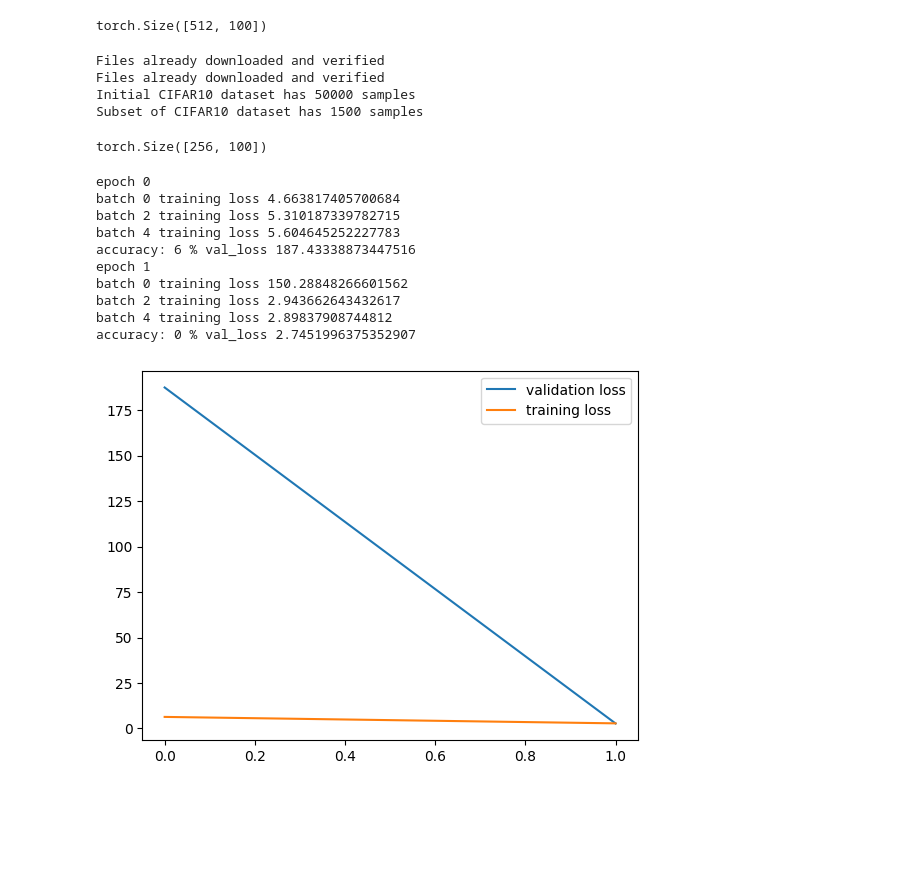
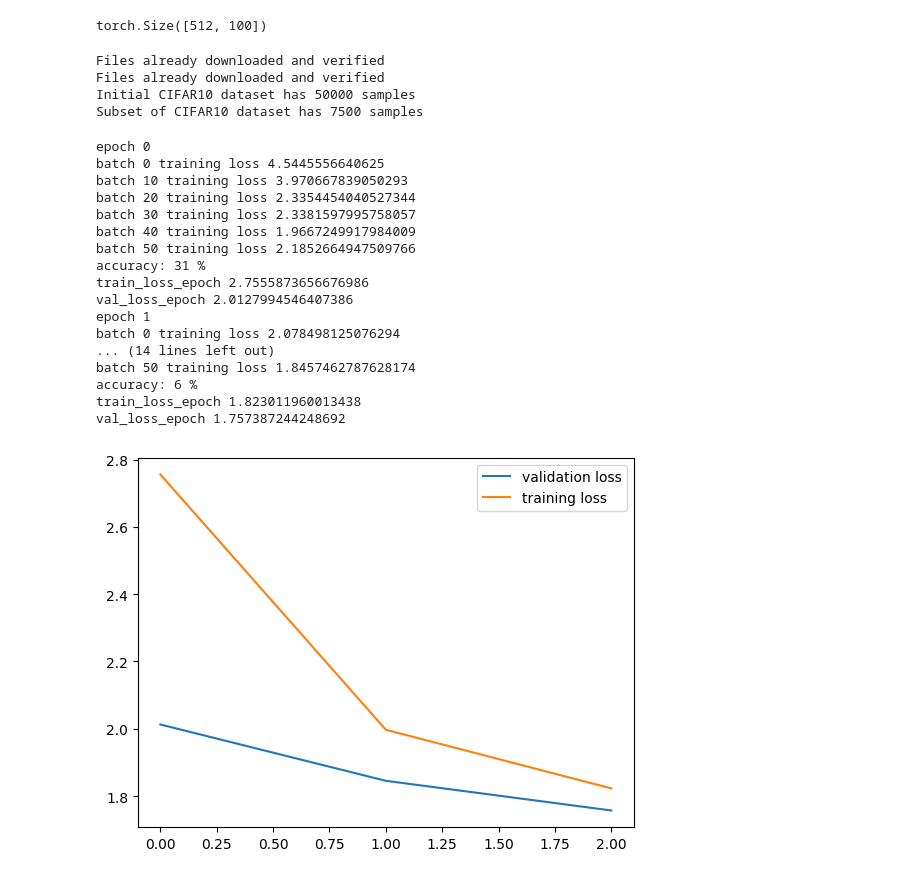
Before and after one commit to antoineluu/sysemb, a Jupyter notebook: training_groupe2.ipynb, the cells around one changed output. Saved outputs shown, nothing was run; the diff lists cells and outputs as text; code cells hidden in the pictures; blank space fills up the shorter version.

```diff
--- a/training_groupe2.ipynb
+++ b/training_groupe2.ipynb
@@ -158,7 +158,7 @@ c10train = CIFAR10(rootdir,train=True,download=True,transform=transform_train)
 c10test = CIFAR10(rootdir,train=False,download=True,transform=transform_test)
 ## number of target samples for the final dataset
 num_train_examples = len(c10train)
-num_samples_subset = 1500
+num_samples_subset = 7500
 
 ## We set a seed manually so as to reproduce the results easily
 seed  = 2147483647
@@ -172,7 +172,7 @@ np.random.RandomState(seed=seed).shuffle(indices)## modifies the list in place
 c10train_subset = torch.utils.data.Subset(c10train,indices[:num_samples_subset])
 print(f"Initial CIFAR10 dataset has {len(c10train)} samples")
 print(f"Subset of CIFAR10 dataset has {len(c10train_subset)} samples")
-batch_size = 256
+batch_size = 128
 # Finally we can define anoter dataloader for the training data
 trainloader = DataLoader(c10train,batch_size=batch_size,shuffle=True)
 testloader = DataLoader(c10test,batch_size=batch_size)
@@ -182,4 +182,4 @@ trainloader_subset = DataLoader(c10train_subset,batch_size=batch_size,shuffle=Tr
 Files already downloaded and verified
 Files already downloaded and verified
 Initial CIFAR10 dataset has 50000 samples
-Subset of CIFAR10 dataset has 1500 samples
+Subset of CIFAR10 dataset has 7500 samples
@@ -186,11 +248,25 @@ Subset of CIFAR10 dataset has 1500 samples
 # %%
 model = PreActResNet18()
 model = model.to(device)
 optimizer = Adam(model.parameters(), lr=0.001)
 loss_fn = CrossEntropyLoss()
-x = torch.randn(batch_size,3,32,32, device=device)
-y = model((x))
-print(y.size())
-loss = loss_fn(y, torch.rand_like(y))
+train(model, trainloader_subset, testloader, optimizer, loss_fn ,n_epochs=3, save_name="trial_1", plot=True)
 # %% [output]
-torch.Size([256, 100])
+epoch 0
+batch 0 training loss 4.5445556640625
+batch 10 training loss 3.970667839050293
+batch 20 training loss 2.3354454040527344
+batch 30 training loss 2.3381597995758057
+batch 40 training loss 1.9667249917984009
+batch 50 training loss 2.1852664947509766
+accuracy: 31 %
+train_loss_epoch 2.7555873656676986
+val_loss_epoch 2.0127994546407386
+epoch 1
+batch 0 training loss 2.078498125076294
+... (14 lines left out)
+batch 50 training loss 1.8457462787628174
+accuracy: 6 %
+train_loss_epoch 1.823011960013438
+val_loss_epoch 1.757387244248692
+[figure, added]
@@ -254,18 +272,0 @@ def train(model, loader, val_loader,  optimizer, loss_fn, n_epochs=1, save_name=
-# %%
-model = PreActResNet18()
-model = model.to(device)
-optimizer = Adam(model.parameters(), lr=0.001)
-loss_fn = CrossEntropyLoss()
-train(model, trainloader_subset, testloader, optimizer, loss_fn ,n_epochs=2, save_name="trial_1", plot=True)
-# %% [output]
-epoch 0
-batch 0 training loss 4.663817405700684
-batch 2 training loss 5.310187339782715
-batch 4 training loss 5.604645252227783
-accuracy: 6 % val_loss 187.43338873447516
-epoch 1
-batch 0 training loss 150.28848266601562
-batch 2 training loss 2.943662643432617
-batch 4 training loss 2.89837908744812
-accuracy: 0 % val_loss 2.7451996375352907
-[figure, removed]
```
Also changed, not shown: parts of 2 cells of this notebook.
